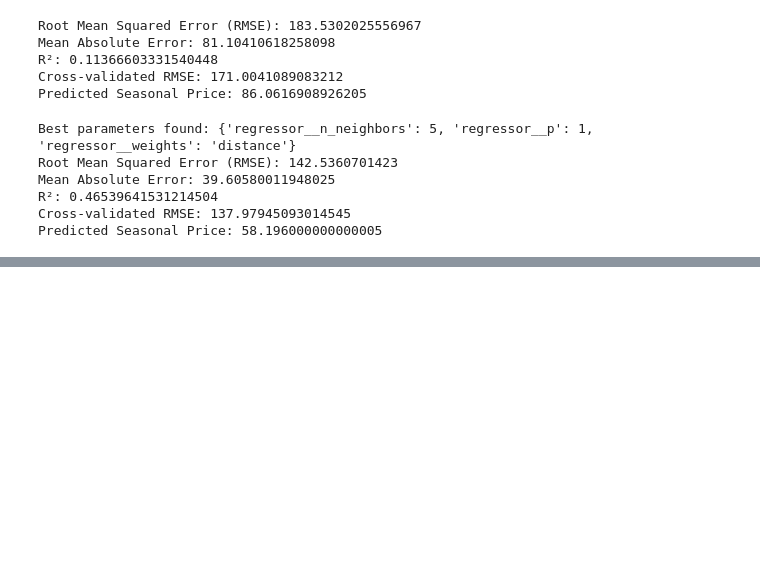
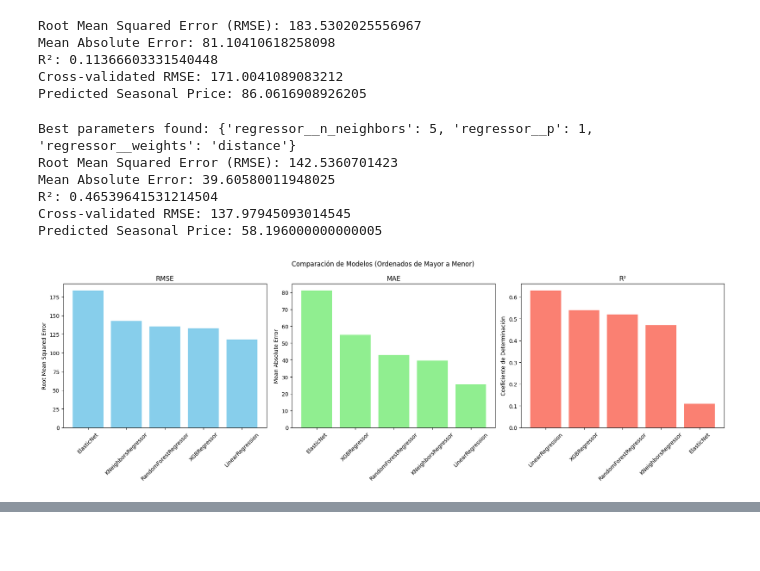
Before and after one commit to felipelobatodasilva/despliegue_analytica, a Jupyter notebook: 07 - modelos.ipynb, the cells around one changed output, grey strips where cells are left out. Cells and saved outputs as stored; diff of their text form; code cells hidden in the pictures; blank space fills up the shorter version.

Commit message:
Comparando modelos, seleccionando mejor modelo y sacando la base para el dashboard

```diff
--- a/07 - modelos.ipynb
+++ b/07 - modelos.ipynb
@@ -479,3 +495,84 @@ Mean Absolute Error: 39.60580011948025
 R²: 0.46539641531214504
 Cross-validated RMSE: 137.97945093014545
 Predicted Seasonal Price: 58.196000000000005
+# %%
+#Comparando modelos
+import matplotlib.pyplot as plt
+import numpy as np
+
+# Nombres de los modelos
+model_names = [
+    "XGBRegressor",
+    "RandomForestRegressor",
+    "LinearRegression",
+    "ElasticNet",
+    "KNeighborsRegressor"
+]
+
+# Métricas de cada modelo
+rmse_scores = [
+    132.67,  # XGBRegressor
+    135.53,  # RandomForestRegressor
+    118.01,  # LinearRegression
+    183.53,    # ElasticNet
+    142.54   # KNeighborsRegressor
+]
+
+mae_scores = [
+    54.76,   # XGBRegressor
+    43.09,   # RandomForestRegressor
+    25.55,   # LinearRegression
+    81.10,     # ElasticNet
+    39.61    # KNeighborsRegressor
+]
+
+r2_scores = [
+    0.54,    # XGBRegressor
+    0.52,    # RandomForestRegressor
+    0.63,    # LinearRegression
+    0.11,      # ElasticNet
+    0.47     # KNeighborsRegressor
+]
+
+# Ordenar las métricas y modelos de mayor a menor
+rmse_order = np.argsort(rmse_scores)[::-1]
+mae_order = np.argsort(mae_scores)[::-1]
+r2_order = np.argsort(r2_scores)[::-1]
+
+# Aplicar el orden a cada lista
+rmse_scores_sorted = [rmse_scores[i] for i in rmse_order]
+mae_scores_sorted = [mae_scores[i] for i in mae_order]
+r2_scores_sorted = [r2_scores[i] for i in r2_order]
+
+model_names_rmse_sorted = [model_names[i] for i in rmse_order]
+model_names_mae_sorted = [model_names[i] for i in mae_order]
+model_names_r2_sorted = [model_names[i] for i in r2_order]
+
+# Crear subplots
+fig, axes = plt.subplots(1, 3, figsize=(18, 6))
+fig.suptitle('Comparación de Modelos (Ordenados de Mayor a Menor)')
+
+# Gráfico RMSE
+axes[0].bar(model_names_rmse_sorted, rmse_scores_sorted, color='skyblue')
+axes[0].set_title('RMSE')
+axes[0].set_ylabel('Root Mean Squared Error')
+axes[0].set_xticklabels(model_names_rmse_sorted, rotation=45)
+
+# Gráfico MAE
+axes[1].bar(model_names_mae_sorted, mae_scores_sorted, color='lightgreen')
+axes[1].set_title('MAE')
+axes[1].set_ylabel('Mean Absolute Error')
+axes[1].set_xticklabels(model_names_mae_sorted, rotation=45)
+
+# Gráfico R²
+axes[2].bar(model_names_r2_sorted, r2_scores_sorted, color='salmon')
+axes[2].set_title('R²')
+axes[2].set_ylabel('Coeficiente de Determinación')
+axes[2].set_xticklabels(model_names_r2_sorted, rotation=45)
+
+# Mostrar los gráficos
+plt.tight_layout()
+plt.subplots_adjust(top=0.88)
+plt.show()
+# %% [output]
+[figure, added]
```
Also changed, not shown: parts of 3 cells of this notebook.
